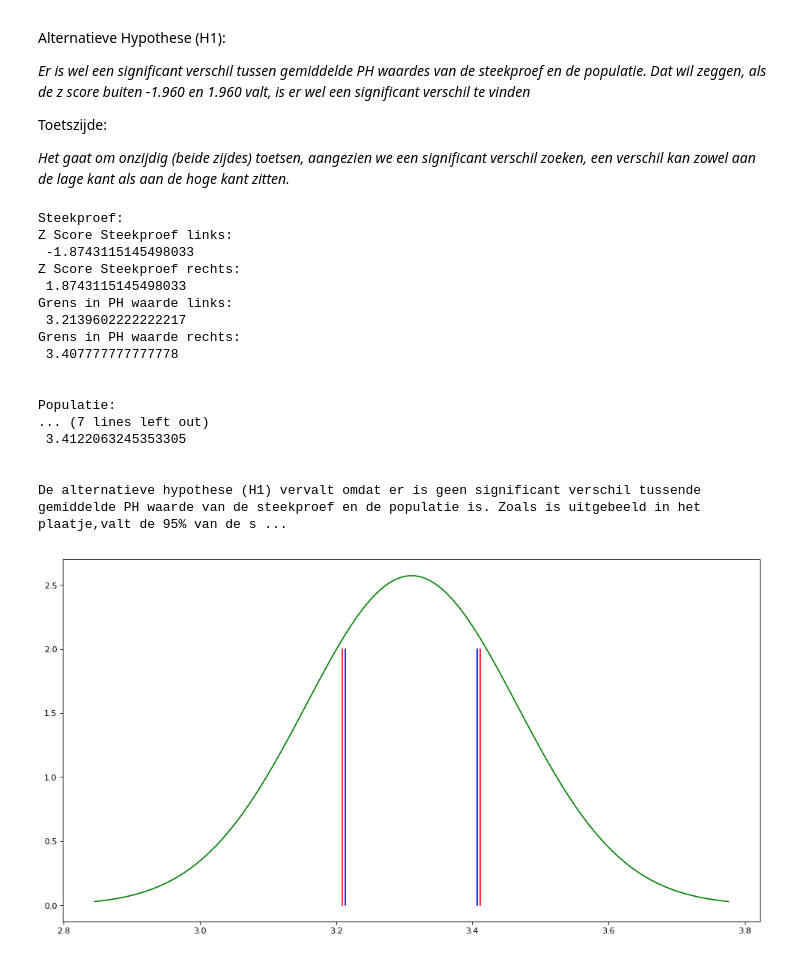
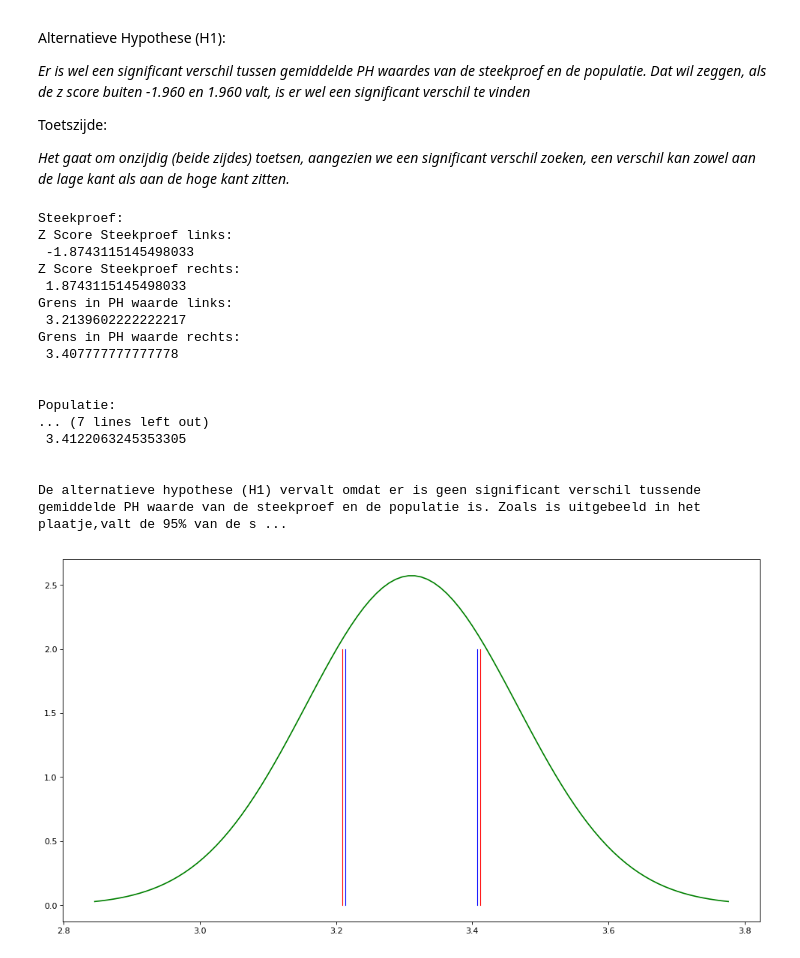
Before and after one commit to LucasVanWijk/Computational_Moddeling_Group_Project, a Jupyter notebook: WineModelling.ipynb, the cells around one changed output. Saved outputs shown, nothing was run; the diff lists cells and outputs as text; code cells hidden in the pictures.

```diff
--- a/WineModelling.ipynb
+++ b/WineModelling.ipynb
@@ -364,35 +364,35 @@ print("Z Score van grens betrouwbaarheid 97,5% rechts:\n", z_grens_right)
 print("Grens in PH waarde links:\n", grens_ph_alpha_left)
 print("Grens in PH waarde rechts:\n", grens_ph_alpha_right)
 
 print("\n\nDe alternatieve hypothese (H1) vervalt omdat er is geen significant verschil tussen"
       "de gemiddelde PH waarde van de steekproef en de populatie is. Zoals is uitgebeeld in het plaatje,"
       "valt de 95% van de steekproef data (sample) binnen de 95% van de gehele populatie."
       " Alternatieve Hypothese (H1) vervalt.")
 
 x = np.linspace(mu - 3*sigma, mu + 3*sigma, 100)
 plt.figure(figsize=(15,8), dpi=80)
 plt.plot(x, stats.norm.pdf(x, mu, sigma),color='green')
-plt.plot([grens_ph_sample_left,grens_ph_sample_left],[0,2],color='blue')
-plt.plot([grens_ph_sample_right,grens_ph_sample_right],[0,2],color='blue')
-plt.plot([grens_ph_alpha_left,grens_ph_alpha_left],[0,2],color='red')
-plt.plot([grens_ph_alpha_right,grens_ph_alpha_right],[0,2],color='red')
+plt.plot([grens_ph_sample_left,grens_ph_sample_left],[0,2],color='blue', linewidth=1)
+plt.plot([grens_ph_sample_right,grens_ph_sample_right],[0,2],color='blue', linewidth=1)
+plt.plot([grens_ph_alpha_left,grens_ph_alpha_left],[0,2],color='red', linewidth=1)
+plt.plot([grens_ph_alpha_right,grens_ph_alpha_right],[0,2],color='red', linewidth=1)
 plt.show()
 # %% [output]
 Steekproef:
 Z Score Steekproef links:
  -1.8743115145498033
 Z Score Steekproef rechts:
  1.8743115145498033
 Grens in PH waarde links:
  3.2139602222222217
 Grens in PH waarde rechts:
  3.407777777777778
 
 
 Populatie:
 ... (7 lines left out)
  3.4122063245353305
 
 
 De alternatieve hypothese (H1) vervalt omdat er is geen significant verschil tussende gemiddelde PH waarde van de steekproef en de populatie is. Zoals is uitgebeeld in het plaatje,valt de 95% van de s ...
-[figure, old version]
+[figure, new version]
```
